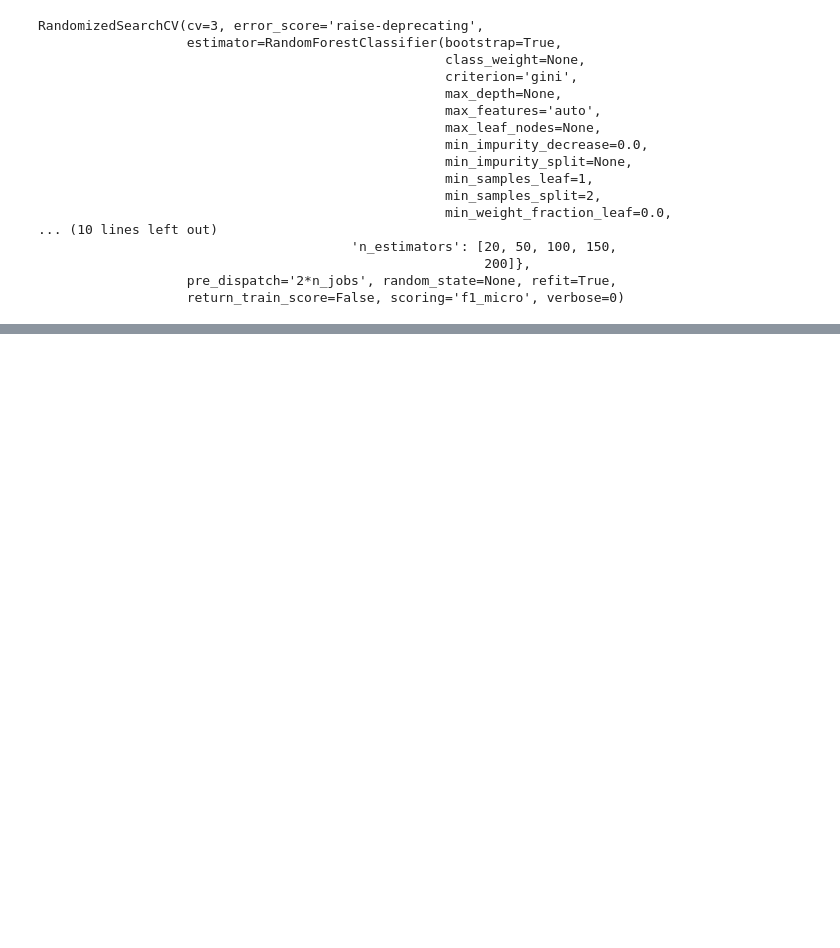
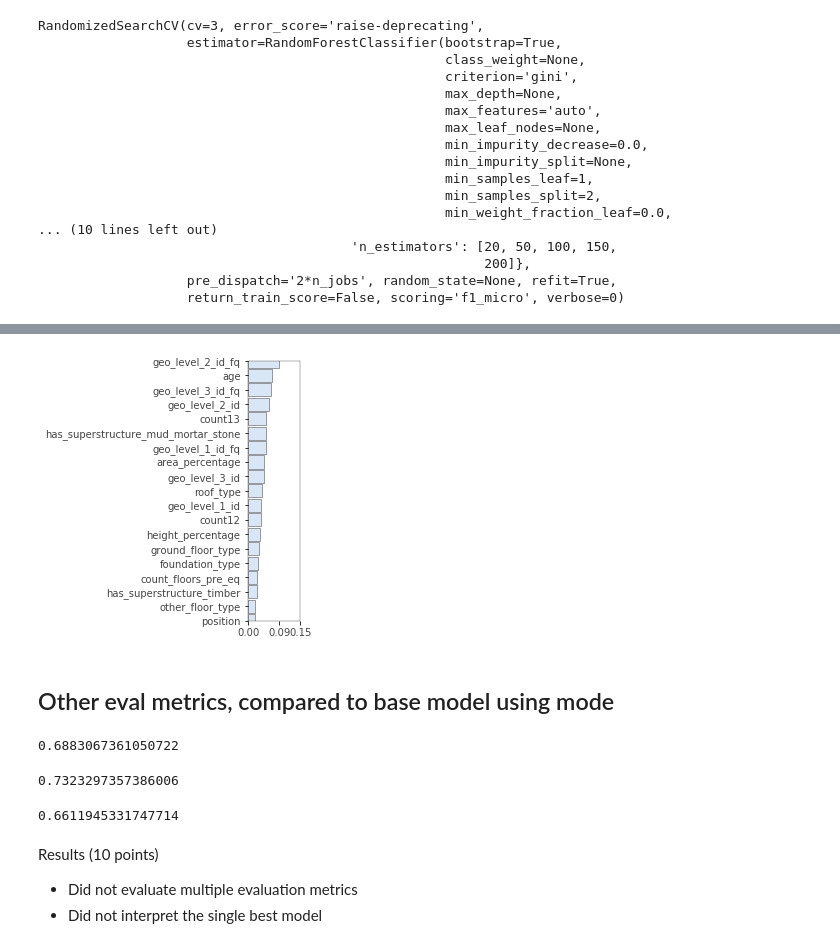
Before and after one commit to alan-flint/Richter-DrivenData, a Jupyter notebook: src/final_notebook.ipynb, the cells around one changed output, grey strips where cells are left out. Saved outputs shown, nothing was run; the diff lists cells and outputs as text; code cells hidden in the pictures; blank space fills up the shorter version.

Commit message:
added other metric and takeaways

```diff
--- a/src/final_notebook.ipynb
+++ b/src/final_notebook.ipynb
@@ -333,0 +359,26 @@ rand_rf.best_score_
+# %%
+imp = importances(rand_rf.best_estimator_, X_train[top20], y_train)  # permutation
+viz = plot_importances(imp)
+# %% [output]
+[figure, added]
+# %% [markdown]
+Other eval metrics, compared to base model using mode
+---
+# %%
+y_model_pred = rand_rf.predict(X_test[top20])
+f1_score(y_test, y_model_pred, average='macro')
+# %% [output]
+0.6883067361050722
+# %%
+precision_score(y_test, y_model_pred, average='macro')
+# %% [output]
+0.7323297357386006
+# %%
+recall_score(y_test, y_model_pred, average='macro')
+# %% [output]
+0.6611945331747714
+# %% [markdown]
+Results (10 points)
+
+* Did not evaluate multiple evaluation metrics
+* Did not interpret the single best model
```
Also changed, not shown: parts of 21 cells of this notebook.
